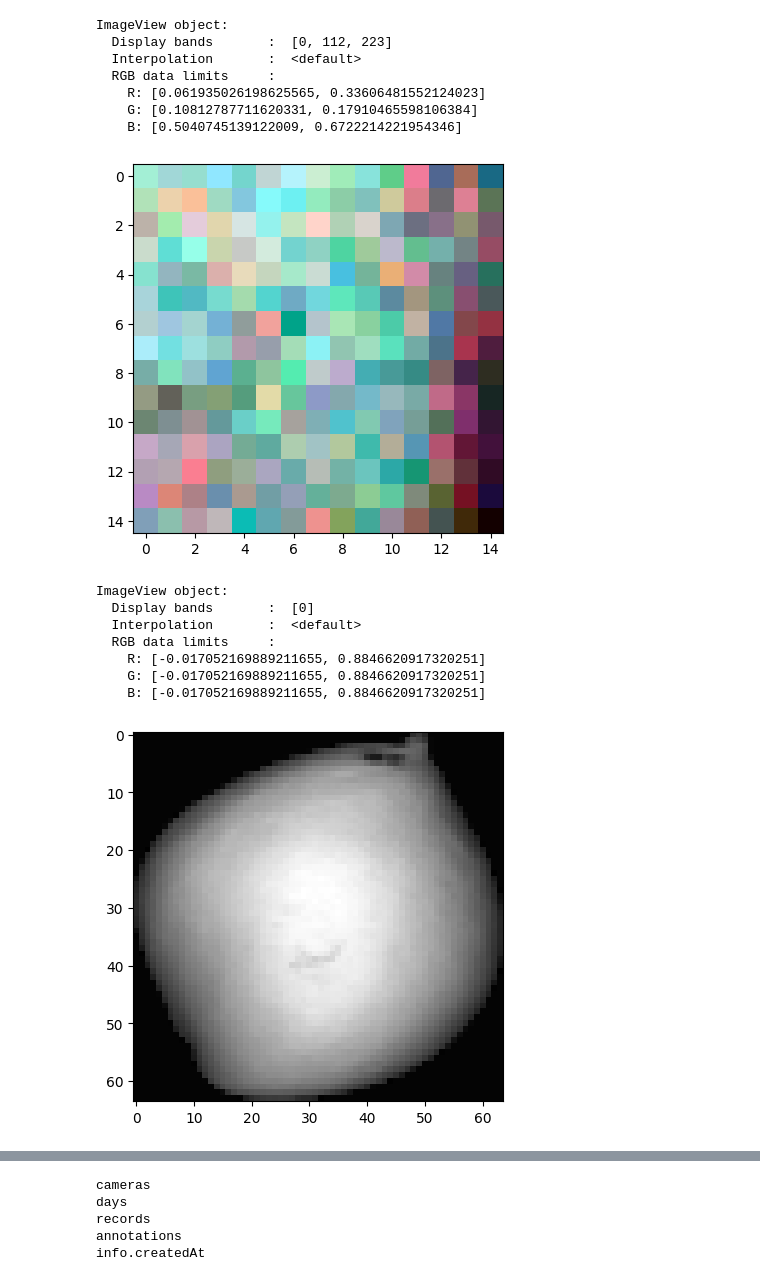
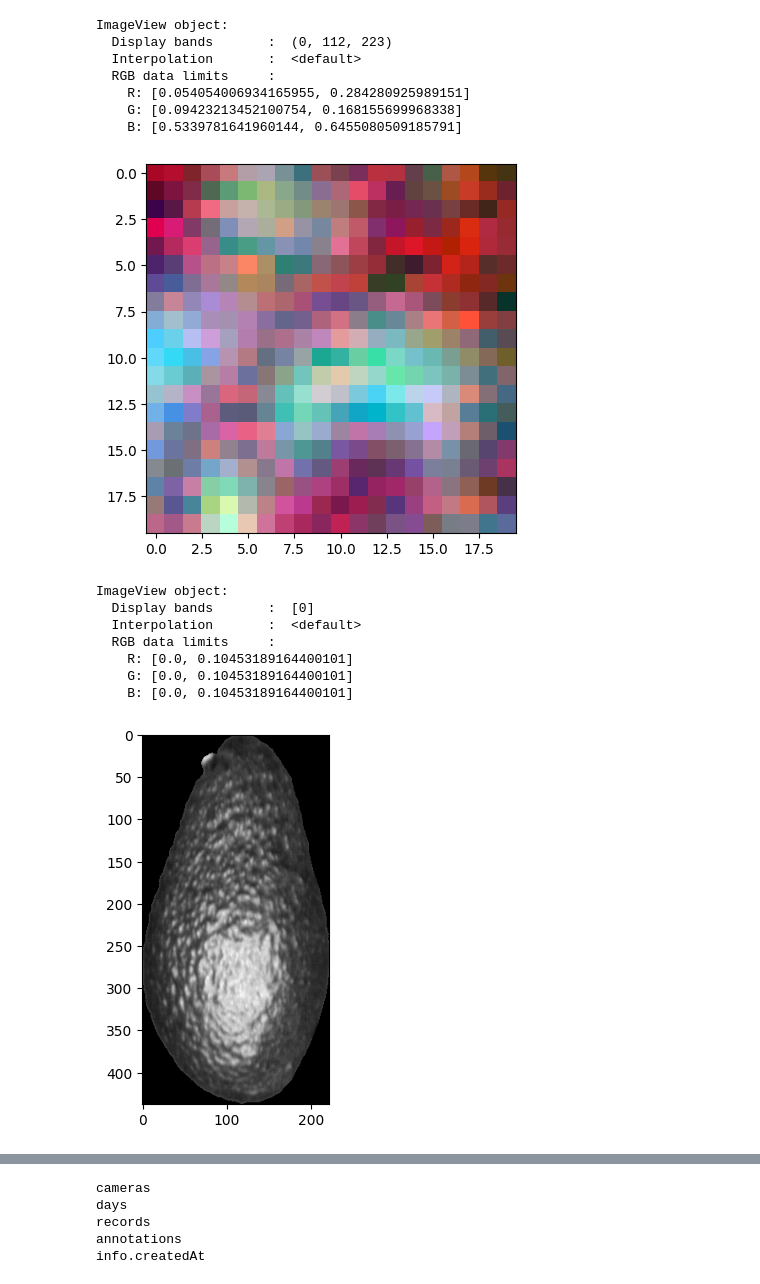
Before and after one commit to PyMati/FruitsClassificationFromHipespectralImages, a Jupyter notebook: robert-notebook.ipynb, the cells around one changed output, grey strips where cells are left out. Saved outputs shown, nothing was run; the diff lists cells and outputs as text; code cells hidden in the pictures.

```diff
--- a/robert-notebook.ipynb
+++ b/robert-notebook.ipynb
@@ -68,7 +72,7 @@ def read_image(hdr: str, bin: str, image_transforms: list[Callable] | None = Non
 # %%
 oobx_dir = Path('../fruits_dataset')
 
-fruit = 'Mango'
+fruit = 'Avocado'
 
 path = oobx_dir / fruit / 'VIS'
 
@@ -87,5 +96,5 @@ kaki.head()
 # %%
-paths = load_data(path, 'mango')
+paths = load_data(path, 'avocado')
 df = pd.DataFrame.from_dict(paths)
 df.head()
 # %% [output]
@@ -113,24 +122,23 @@ ImageView object:
 # %%
-rgb_bands = [0, 112, 223]
-spectral.imshow(img[30:45, 30:45], bands=rgb_bands)
+imshow(img[200:220, 100:120], bands=(0, 112, 223))
 # %% [output]
 ImageView object:
-  Display bands       :  [0, 112, 223]
+  Display bands       :  (0, 112, 223)
   Interpolation       :  <default>
   RGB data limits     :
-    R: [0.061935026198625565, 0.33606481552124023]
-    G: [0.10812787711620331, 0.17910465598106384]
-    B: [0.5040745139122009, 0.6722214221954346]
+    R: [0.054054006934165955, 0.284280925989151]
+    G: [0.09423213452100754, 0.168155699968338]
+    B: [0.5339781641960144, 0.6455080509185791]
-[figure, old version]
+[figure, new version]
 # %%
-single_band = img[:, :, 150]
-spectral.imshow(single_band)
+single_band = img[:, :, 100]
+imshow(single_band)
 # %% [output]
 ImageView object:
   Display bands       :  [0]
   Interpolation       :  <default>
   RGB data limits     :
-    R: [-0.017052169889211655, 0.8846620917320251]
-    G: [-0.017052169889211655, 0.8846620917320251]
-    B: [-0.017052169889211655, 0.8846620917320251]
+    R: [0.0, 0.10453189164400101]
+    G: [0.0, 0.10453189164400101]
+    B: [0.0, 0.10453189164400101]
-[figure, old version]
+[figure, new version]
```
Also changed, not shown: parts of 15 cells of this notebook, 1 other file.
